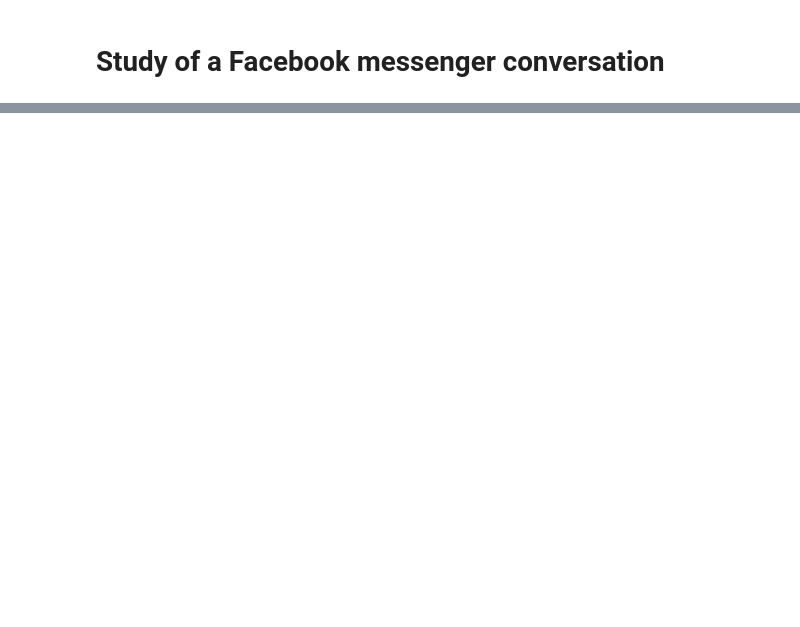
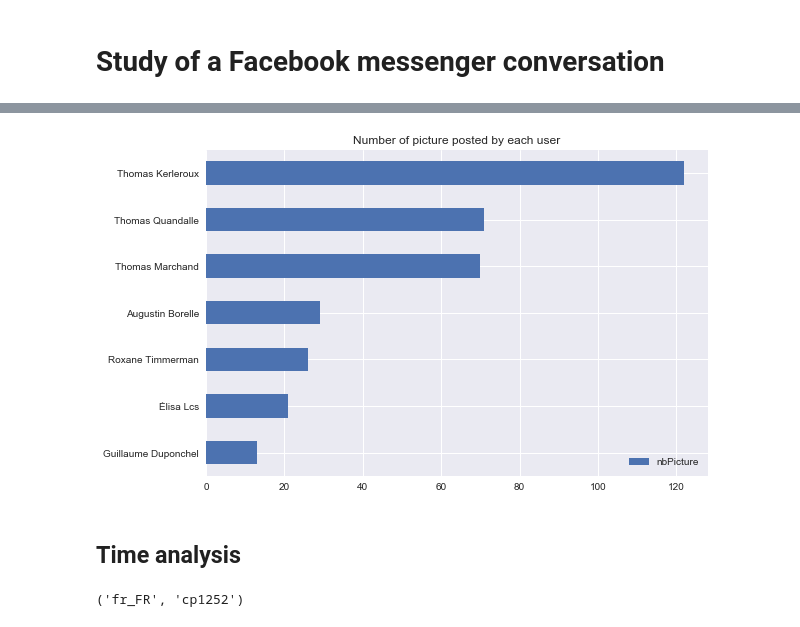
Before and after one commit to Bolzano-Weierstrass/FcbkDataExtrct, a Jupyter notebook: FacebookConversationDataExtraction.ipynb, the cells around one changed output, grey strips where cells are left out. Drawn from its saved outputs; the diff is of its cells as text; code cells hidden in the pictures; blank space fills up the shorter version.

```diff
--- a/FacebookConversationDataExtraction.ipynb
+++ b/FacebookConversationDataExtraction.ipynb
@@ -62,0 +114,23 @@ def getNumberOfMessgePerUser(soup):
+# %%
+def getNumPicturePerUser(soup):
+    userList = getListParticipants(soup)
+    userActivityDict = {u:0 for u in userList}
+    allMessages = (soup\
+           .find_all("div", class_="message"))
+    for i in range(getNumberOfMessage(soup)):
+        if (str(allMessages[i].find_next("p")\
+                .find_next("p")).split()[0] == '<p><img'):
+            tempWriter = allMessages[i]\
+                .find_all("span", class_="user")[0]\
+                .get_text()
+            if tempWriter not in userActivityDict:
+                userActivityDict[tempWriter] = 0
+            userActivityDict[tempWriter] += 1
+    return(userActivityDict)
+# %%
+NumberOfPicturePerUser = getNumPicturePerUser(soup)
+# %%
+NumberOfPicturePerUserDF = pd.DataFrame(data =list(NumberOfPicturePerUser.values()) \
+                                        , index = list(NumberOfPicturePerUser.keys())\
+                                        , columns=['nbPicture'])
+NumberOfPicturePerUserDF
@@ -62,0 +146,15 @@ def getNumberOfMessgePerUser(soup):
+# %%
+NumberOfPicturePerUserDF.sort_values(by=["nbPicture"])\
+                    .plot.barh(title ='Number of picture posted by each user'\
+                   ,figsize=(9,6));
+# %% [output]
+[figure, added]
+# %% [markdown]
+## Time analysis
+# %%
+from datetime import datetime, timedelta
+import locale
+locale.setlocale(locale.LC_ALL,'')
+locale.getlocale()
+# %% [output]
+('fr_FR', 'cp1252')
```
Also changed, not shown: parts of 22 cells of this notebook.
